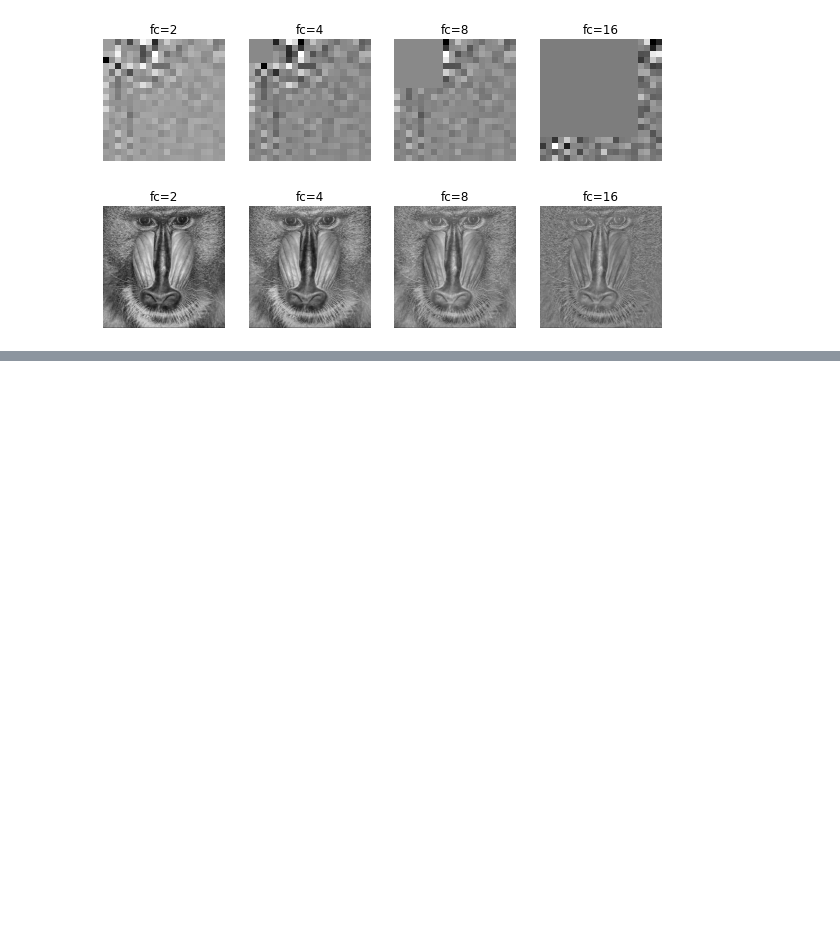
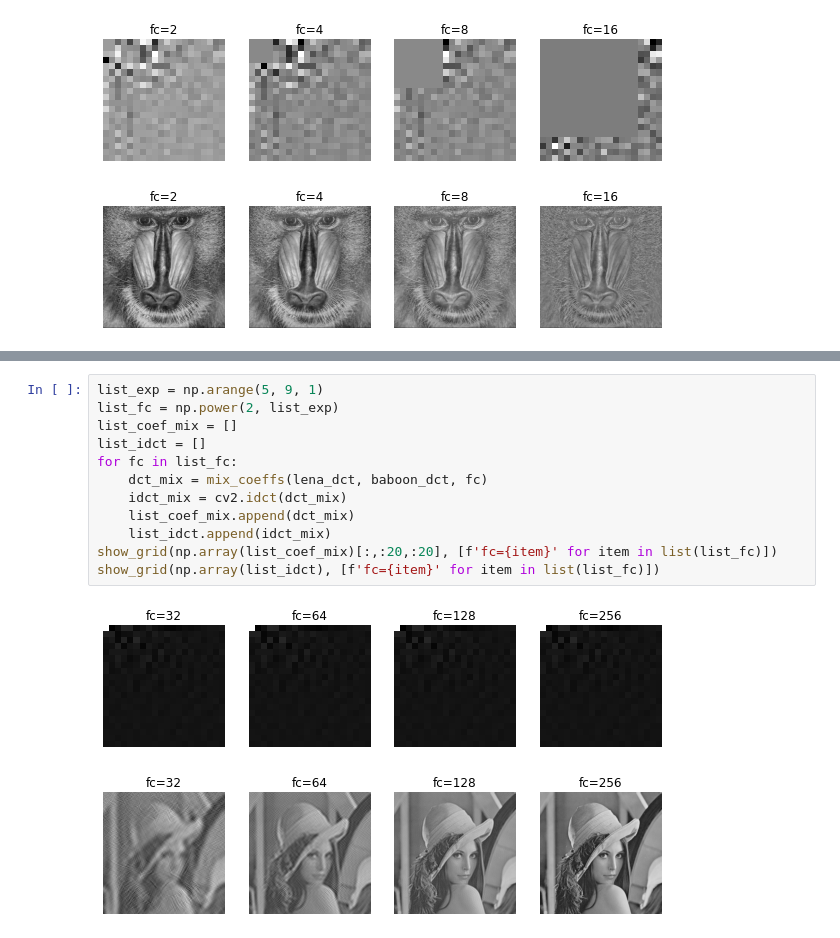
Before and after one commit to taindp98/securite_en_image, a Jupyter notebook: SPRCA_Master3IR-M2-TP2.ipynb, the cells around one changed output, grey strips where cells are left out. Drawn from its saved outputs; the diff is of its cells as text; blank space fills up the shorter version.

```diff
--- a/SPRCA_Master3IR-M2-TP2.ipynb
+++ b/SPRCA_Master3IR-M2-TP2.ipynb
@@ -287,0 +328,15 @@ show_grid(np.array(list_idct), [f'fc={item}' for item in list(list_fc)])
+# %%
+list_exp = np.arange(5, 9, 1)
+list_fc = np.power(2, list_exp)
+list_coef_mix = []
+list_idct = []
+for fc in list_fc:
+    dct_mix = mix_coeffs(lena_dct, baboon_dct, fc)
+    idct_mix = cv2.idct(dct_mix)
+    list_coef_mix.append(dct_mix)
+    list_idct.append(idct_mix)
+show_grid(np.array(list_coef_mix)[:,:20,:20], [f'fc={item}' for item in list(list_fc)])
+show_grid(np.array(list_idct), [f'fc={item}' for item in list(list_fc)])
+# %% [output]
+[figure, added]
+[figure, added]
```
Also changed, not shown: parts of 5 cells of this notebook, 2 other files.
